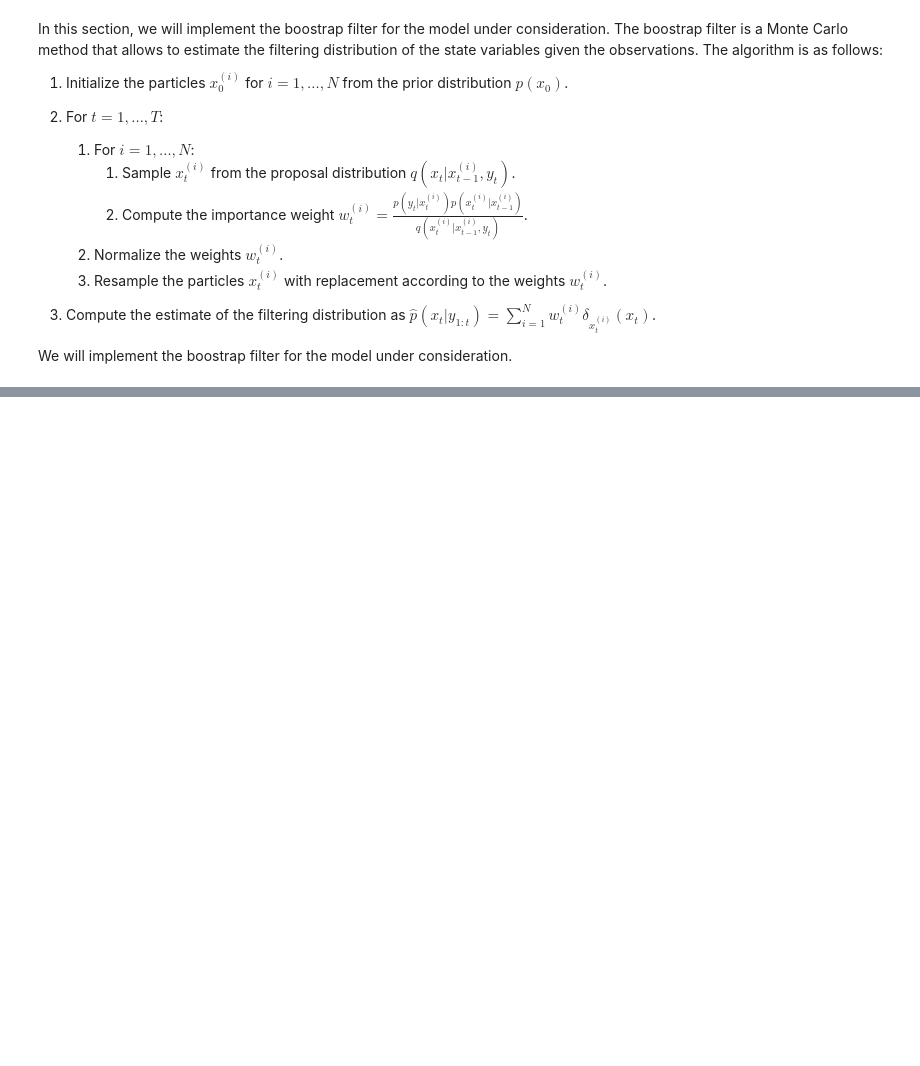
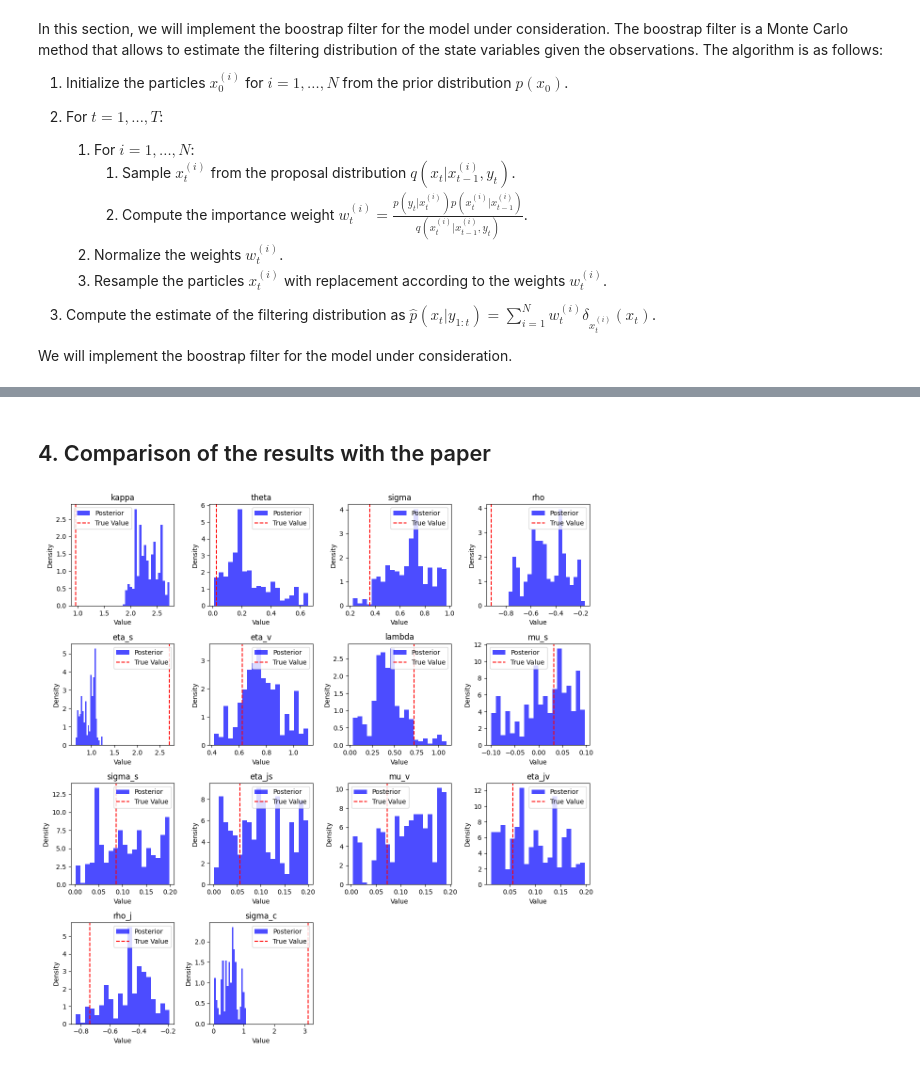
Before and after one commit to essalihanasse/ParticleMCMC, a Jupyter notebook: PMCMC_for_asset_pricing.ipynb, the cells around one changed output, grey strips where cells are left out. Cells and saved outputs as stored; diff of their text form; code cells hidden in the pictures; blank space fills up the shorter version.

```diff
--- a/PMCMC_for_asset_pricing.ipynb
+++ b/PMCMC_for_asset_pricing.ipynb
@@ -170,0 +544,19 @@ We will implement the boostrap filter for the model under consideration.
+# %% [markdown]
+## 4. Comparison of the results with the paper
+# %%
+# Plot comparison for visual inspection
+plt.figure(figsize=(12, 12))
+for i, param in enumerate(true_params.keys()):
+    plt.subplot(4, 4, i + 1)
+    param_samples = [sample[param] for sample in estimated_samples]
+    plt.hist(param_samples, bins=20, alpha=0.7, color='blue', density=True, label='Posterior')
+    plt.axvline(true_params[param], color='red', linestyle='--', label='True Value')
+    plt.title(param)
+    plt.xlabel('Value')
+    plt.ylabel('Density')
+    plt.legend()
+    plt.tight_layout()
+
+plt.show()
+# %% [output]
+[figure, added]
```
Also changed, not shown: parts of 13 cells of this notebook, 3 other files.
